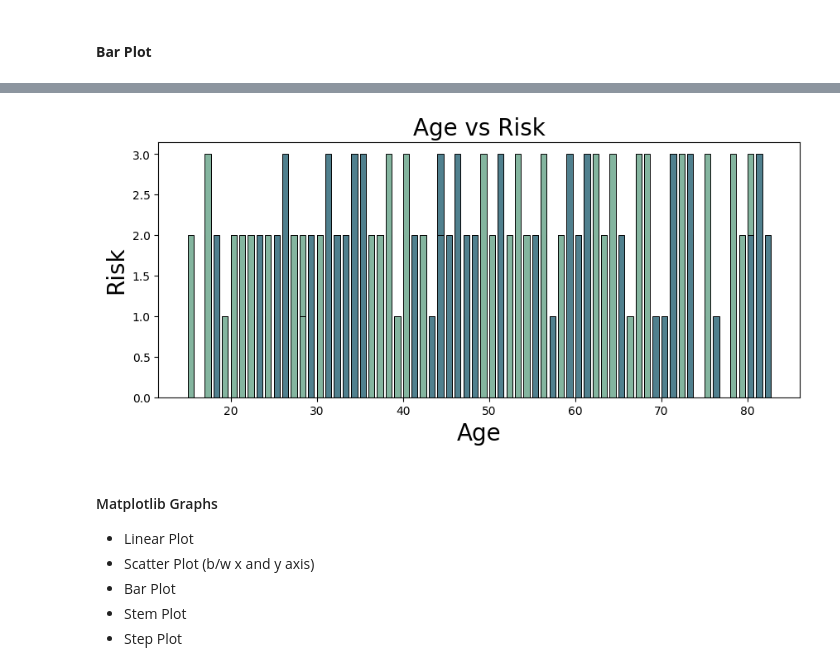
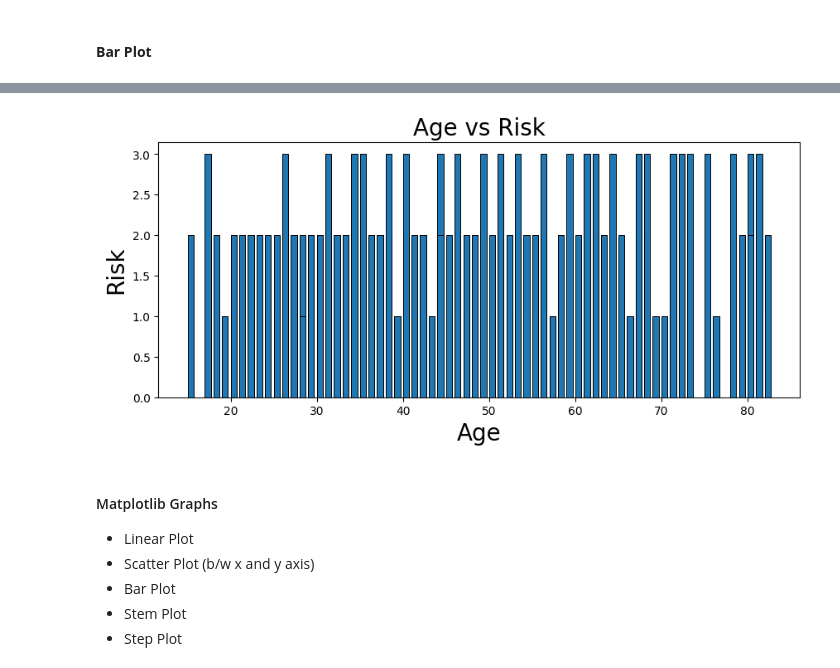
Before and after one commit to precious-05/Python-Guide, a Jupyter notebook: DataVisualization/tech.ipynb, the cells around one changed output, grey strips where cells are left out. Saved outputs shown, nothing was run; the diff lists cells and outputs as text; code cells hidden in the pictures.

```diff
--- a/DataVisualization/tech.ipynb
+++ b/DataVisualization/tech.ipynb
@@ -36,23 +36,23 @@ plt.show()
 # %%
 plt.figure(figsize=(10,4))
 x=df['Age']
 y=df['Risk']
 plt.xlabel('Age',fontsize=20)
 plt.ylabel('Risk',fontsize=20)
 plt.title('Age vs Risk',fontsize=20)
-clr2=['#50808e','#84b59f']
-plt.bar(x,y,color=clr2,align='edge',width=0.7,edgecolor='Black',alpha=1,linewidth=0.7)  #,label='Ages'
+#clr2=['#50808e','#84b59f']
+plt.bar(x,y,align='edge',width=0.7,edgecolor='Black',alpha=1,linewidth=0.7)  #,label='Ages'
 #plt.legend()
 plt.show()
 
 #  The bars represent the risk level associated with a certain age.
 # The color of each bar represents a different category:
 #Darker Blue: Represents the risk for an individual in that age group.
 #Lighter Green: Represents the average risk for all individuals in that age group.
 #So, each bar shows the risk for that particular age, with the darker blue bar showing the individual's risk and
 # the lighter green bar showing the average risk for that age group.
 # %% [output]
-[figure, old version]
+[figure, new version]
 # %% [markdown]
 #### Matplotlib Graphs
 - Linear Plot
```
Also changed, not shown: parts of 1 cell of this notebook, 2 other files.
